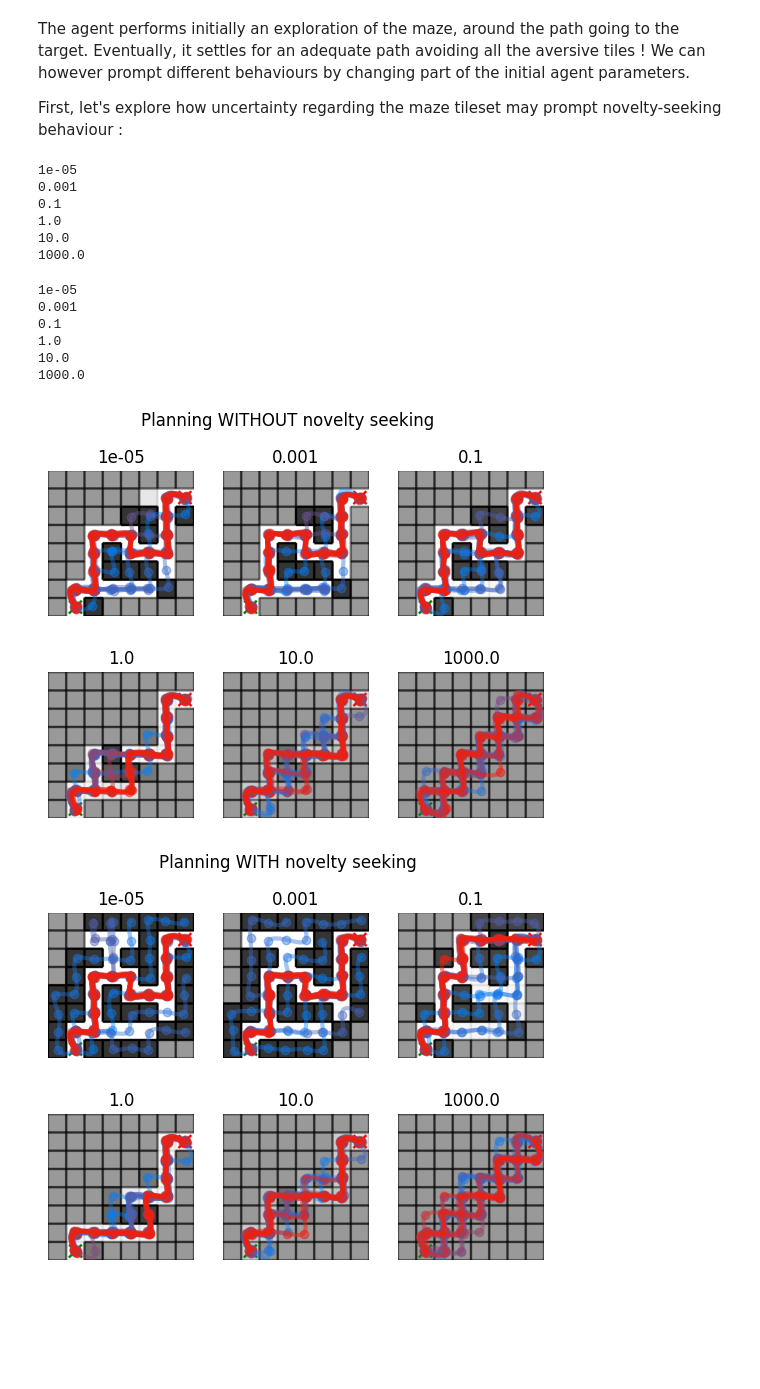
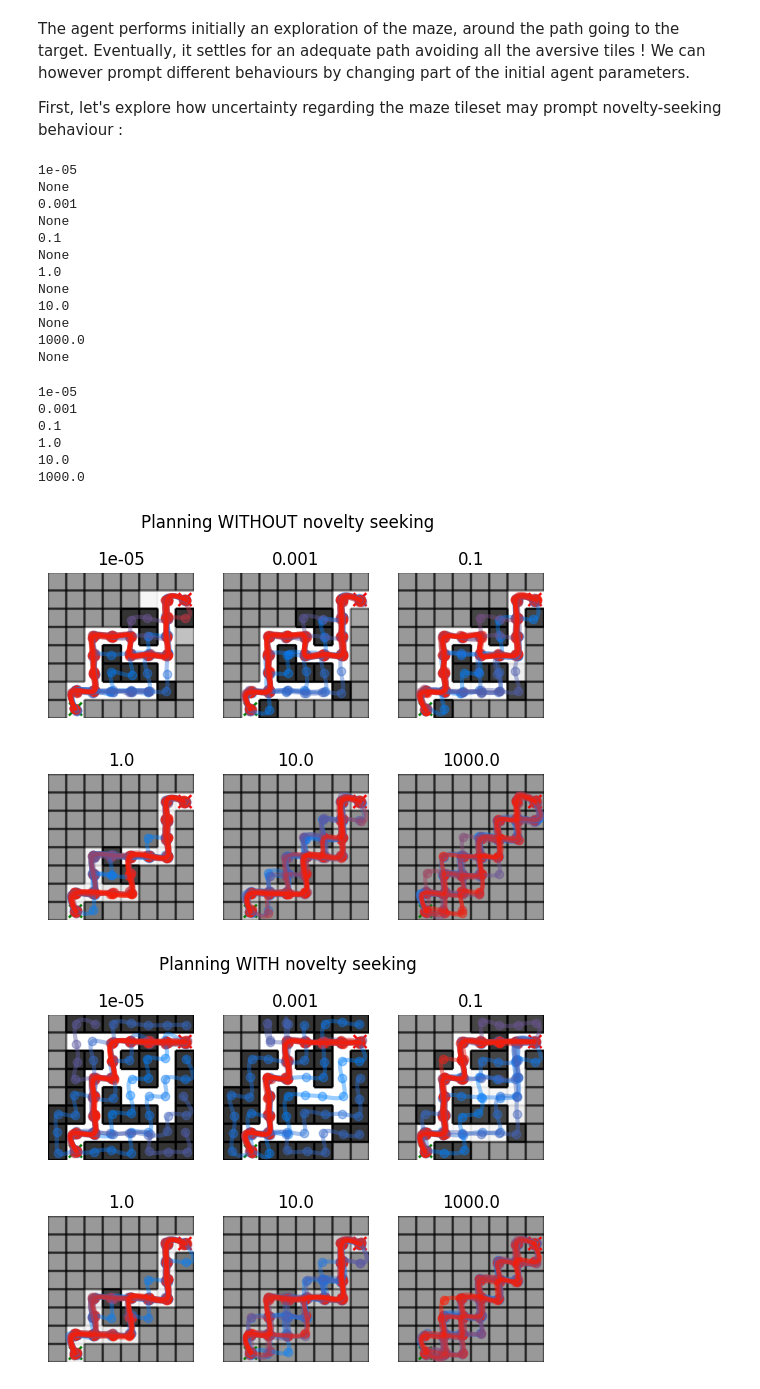
Before and after one commit to Erresthor/ActivPynference_Public, a Jupyter notebook: demos/mazeX_demo.ipynb, the cells around one changed output. Drawn from its saved outputs; the diff is of its cells as text; code cells hidden in the pictures; blank space fills up the shorter version.

```diff
--- a/demos/mazeX_demo.ipynb
+++ b/demos/mazeX_demo.ipynb
@@ -160,7 +160,7 @@ from local_demo_tools.mazex.plot import plot_grid_and_trajectories
 Ntrials = 20
 T = 15
 Th = 5
-rs = 2.0
+rs = 1.0
 la = 2.0
 dirac_goal=False
 alpha=4
@@ -212,32 +212,38 @@ for indx,conf_val in (np.ndenumerate(a_confidence_values)):
     stms,weis = my_network.run_N_trials(Ntrials,small_verbose=False,big_verbose=False)
 
 
 
     state_trajectory = [trial_stm[0].x[0,:] for trial_stm in stms[1:]]
     a = weis[-1][1]["a"]
 
     ax = axes[indx]
 
     # x = np.linspace(0,10,10)
     # ax.plot(x,3*x+6)
     # ax.set_axis_off()
     ax = plot_grid_and_trajectories(ax,MAZE_ARRAY,START_IDX,END_IDX,a,state_trajectory)
     ax.set_title(conf_val)
 fig.suptitle("Planning WITH novelty seeking")
 fig.show()
 fig.savefig(os.path.join(FIGURES_SAVEPATH,"with_novelty_seeking.png"),dpi=300)
 # %% [output]
 1e-05
+None
 0.001
+None
 0.1
+None
 1.0
+None
 10.0
+None
 1000.0
+None
 1e-05
 0.001
 0.1
 1.0
 10.0
 1000.0
-[figure, old version]
+[figure, new version]
-[figure, old version]
+[figure, new version]
```
Also changed, not shown: 3 other files.
